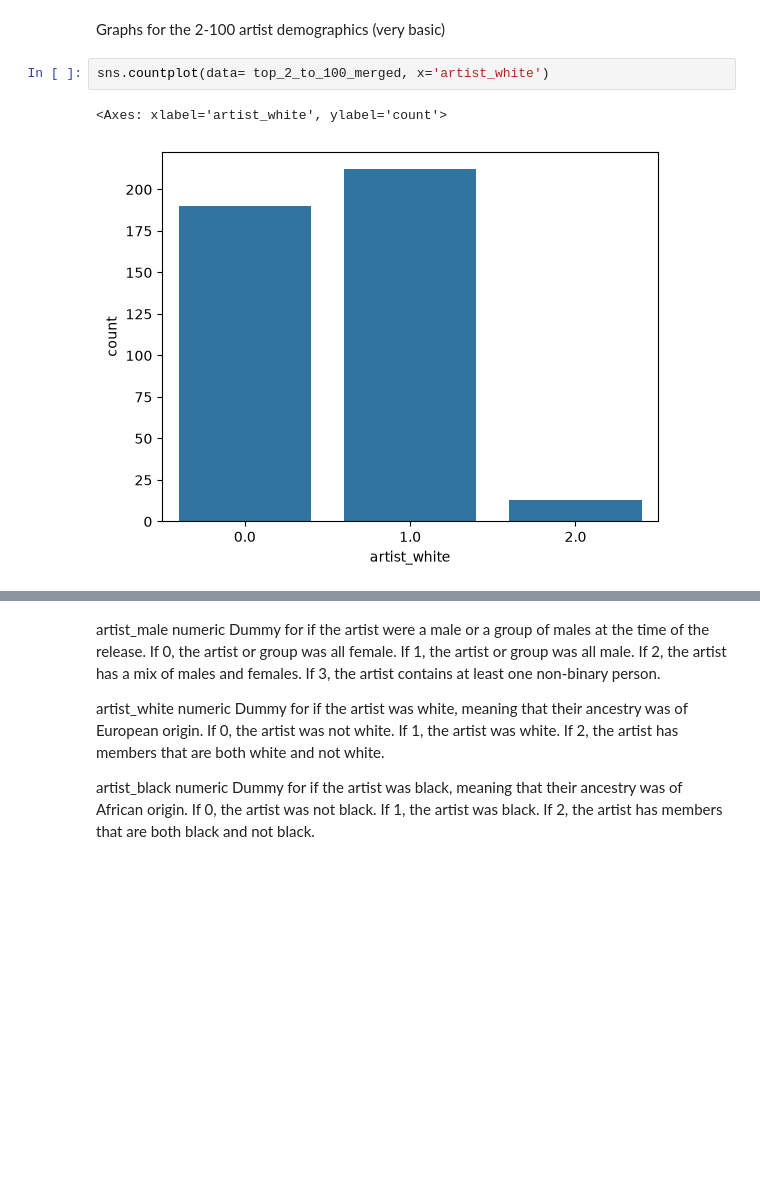
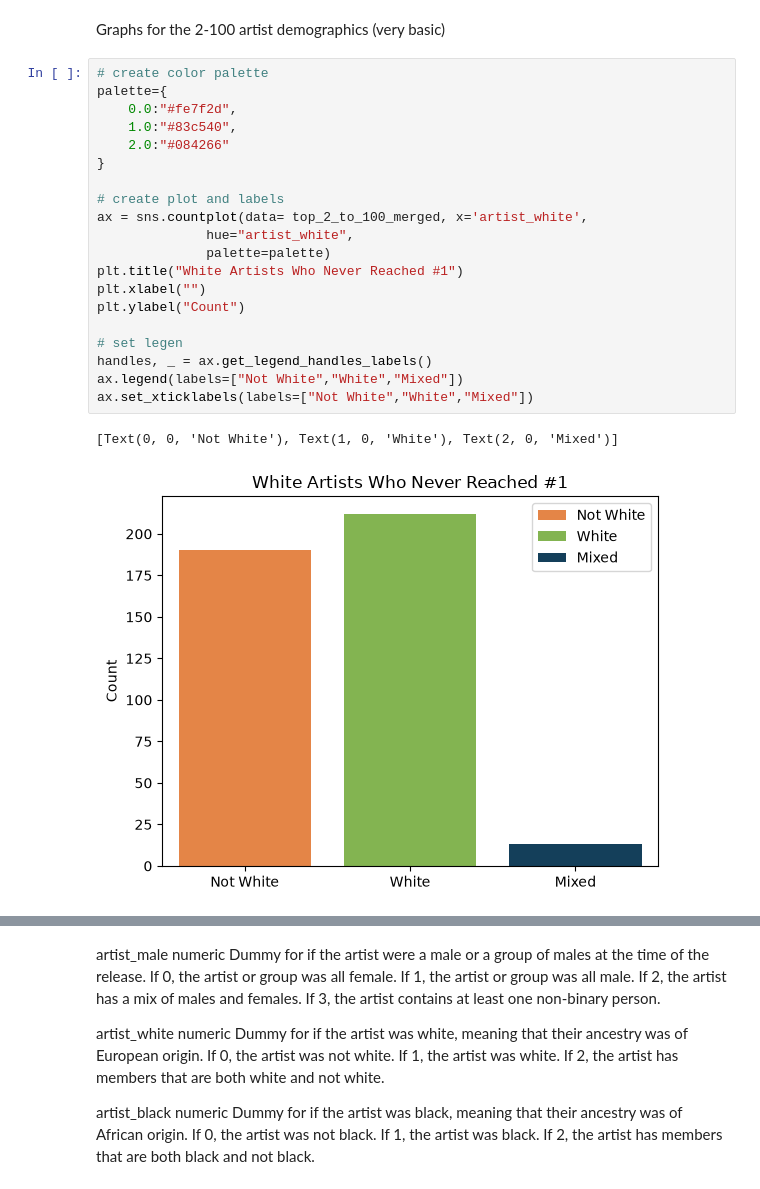
Before and after one commit to IzzyMRob/CS_161_Project, a Jupyter notebook: caden_artist_demographic.ipynb, the cells around one changed output, grey strips where cells are left out. Drawn from its saved outputs; the diff is of its cells as text; blank space fills up the shorter version.

Commit message:
created final graphs

```diff
--- a/caden_artist_demographic.ipynb
+++ b/caden_artist_demographic.ipynb
@@ -145,8 +145,26 @@ Index(['Unnamed: 0', 'week', 'song', 'artist', 'this_week', 'last_week',
 # %% [markdown]
 Graphs for the 2-100 artist demographics (very basic)
 # %%
-sns.countplot(data= top_2_to_100_merged, x='artist_white')
+# create color palette
+palette={
+    0.0:"#fe7f2d",
+    1.0:"#83c540",
+    2.0:"#084266"
+}
+
+# create plot and labels
+ax = sns.countplot(data= top_2_to_100_merged, x='artist_white',
+              hue="artist_white",
+              palette=palette)
+plt.title("White Artists Who Never Reached #1")
+plt.xlabel("")
+plt.ylabel("Count")
+
+# set legen
+handles, _ = ax.get_legend_handles_labels()
+ax.legend(labels=["Not White","White","Mixed"])
+ax.set_xticklabels(labels=["Not White","White","Mixed"])
 # %% [output]
-<Axes: xlabel='artist_white', ylabel='count'>
+[Text(0, 0, 'Not White'), Text(1, 0, 'White'), Text(2, 0, 'Mixed')]
-[figure, old version]
+[figure, new version]
 # %%
```
Also changed, not shown: parts of 15 cells of this notebook.
